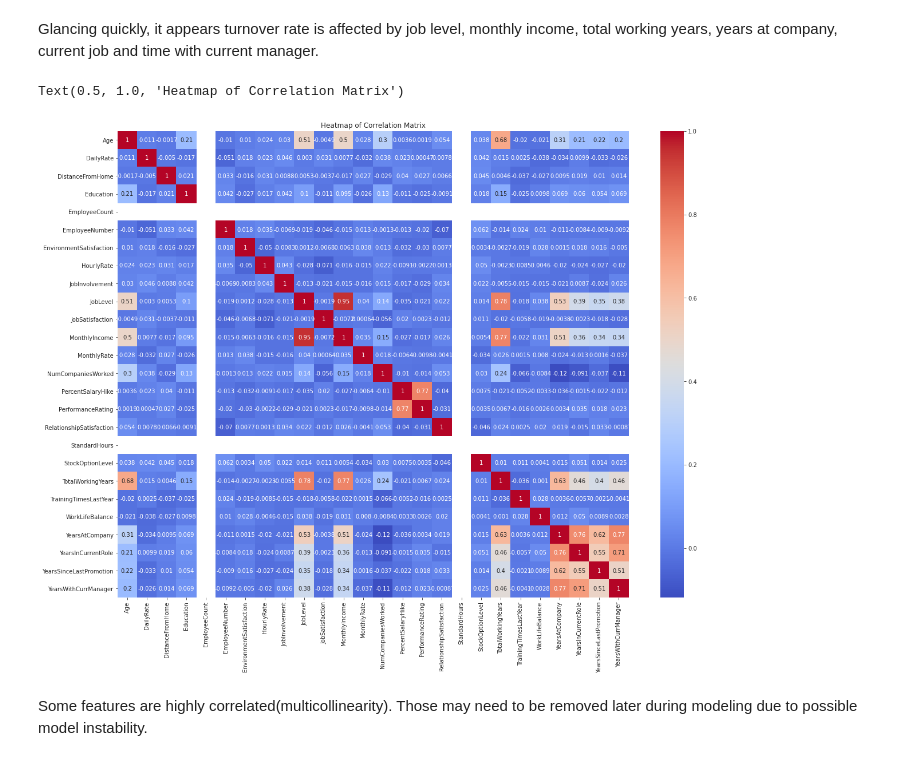
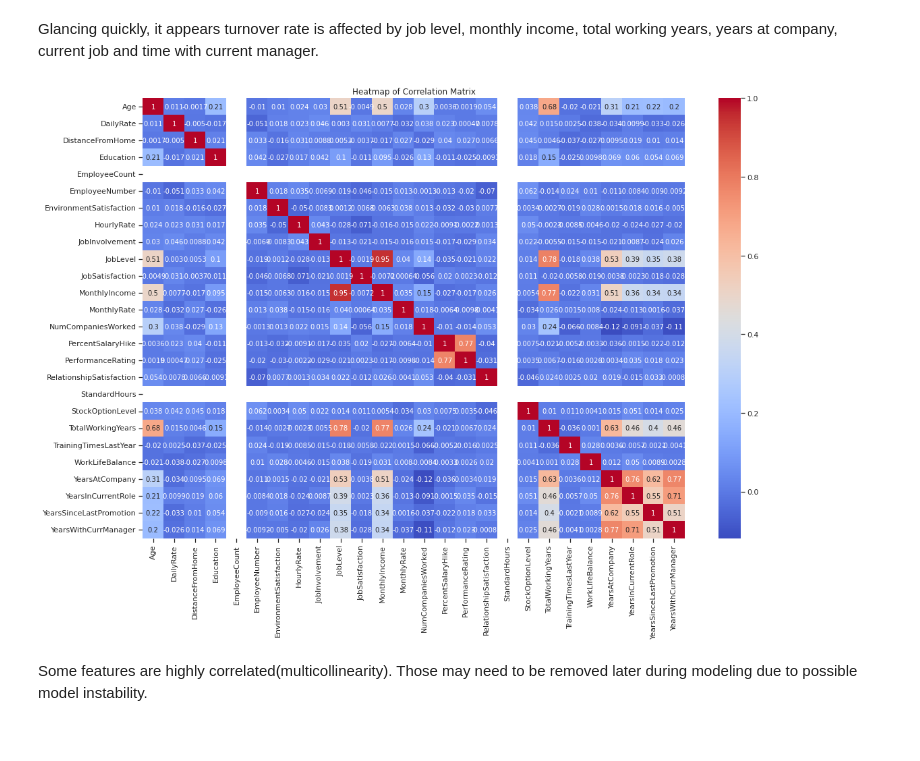
Before and after one commit to min-tee/HR-Analytics, a Jupyter notebook: HR_Analytics.ipynb, the cells around one changed output. Cells and saved outputs as stored; diff of their text form; code cells hidden in the pictures.

```diff
--- a/HR_Analytics.ipynb
+++ b/HR_Analytics.ipynb
@@ -129,13 +115,14 @@ Glancing quickly, it appears turnover rate is affected by job level, monthly inc
 # %%
 # correlation matrix
 cm = ibm.corr()
 sns.set_style('ticks')
-f,ax = plt.subplots(figsize=(20,15))
+f,ax = plt.subplots(figsize=(18,12))
 sns.heatmap(cm, annot=True, cmap='coolwarm')
 plt.title('Heatmap of Correlation Matrix')
+plt.savefig("correlation matrix")
+plt.show()
 # %% [output]
-Text(0.5, 1.0, 'Heatmap of Correlation Matrix')
-[figure, old version]
+[figure, new version]
 # %% [markdown]
 Some features are highly correlated(multicollinearity). Those may need to be removed later during modeling due to possible model instability.
 # %%
```
Also changed, not shown: parts of 28 cells of this notebook.
